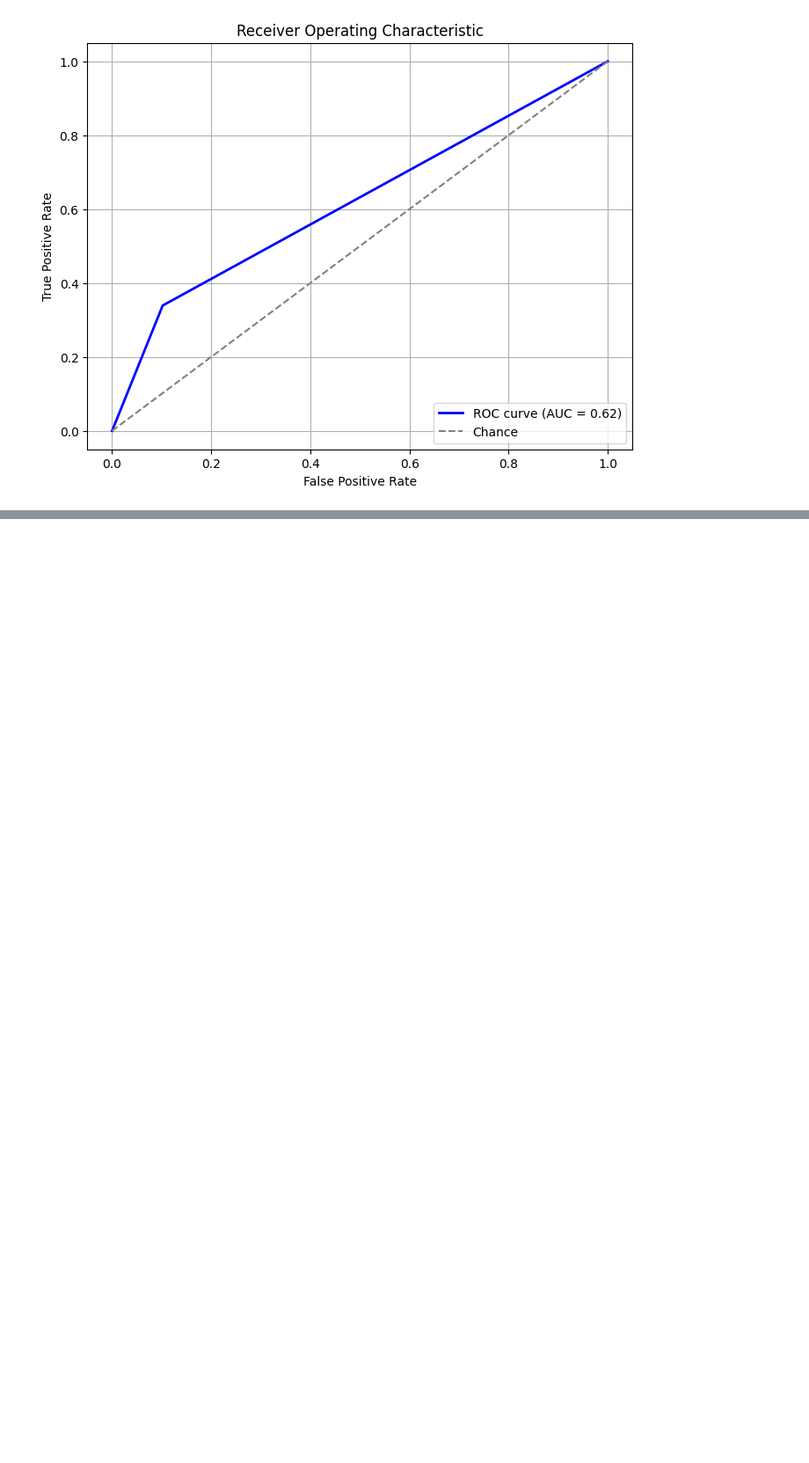
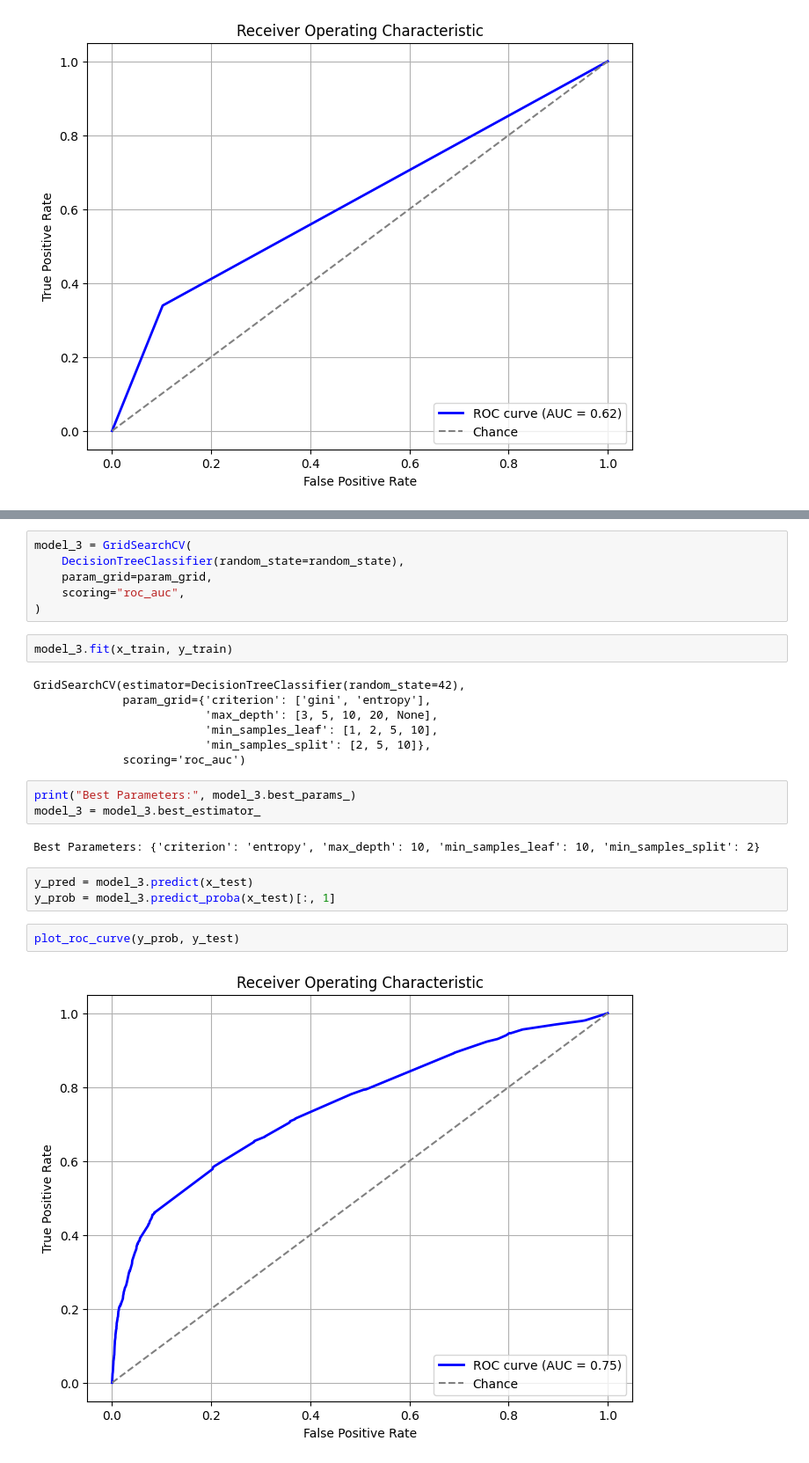
Before and after one commit to jmanwillz/ACML-Project, a Jupyter notebook: decision-trees/decision-trees-v2.ipynb, the cells around one changed output, grey strips where cells are left out. Shown at 88% size. Cells and saved outputs as stored; diff of their text form; blank space fills up the shorter version.

```diff
--- a/decision-trees/decision-trees-v2.ipynb
+++ b/decision-trees/decision-trees-v2.ipynb
@@ -210,0 +254,27 @@ Hello World
+# %%
+model_3 = GridSearchCV(
+    DecisionTreeClassifier(random_state=random_state),
+    param_grid=param_grid,
+    scoring="roc_auc",
+)
+# %%
+model_3.fit(x_train, y_train)
+# %% [output]
+GridSearchCV(estimator=DecisionTreeClassifier(random_state=42),
+             param_grid={'criterion': ['gini', 'entropy'],
+                         'max_depth': [3, 5, 10, 20, None],
+                         'min_samples_leaf': [1, 2, 5, 10],
+                         'min_samples_split': [2, 5, 10]},
+             scoring='roc_auc')
+# %%
+print("Best Parameters:", model_3.best_params_)
+model_3 = model_3.best_estimator_
+# %% [output]
+Best Parameters: {'criterion': 'entropy', 'max_depth': 10, 'min_samples_leaf': 10, 'min_samples_split': 2}
+# %%
+y_pred = model_3.predict(x_test)
+y_prob = model_3.predict_proba(x_test)[:, 1]
+# %%
+plot_roc_curve(y_prob, y_test)
+# %% [output]
+[figure, added]
```
Also changed, not shown: parts of 23 cells of this notebook, 1 other file.
